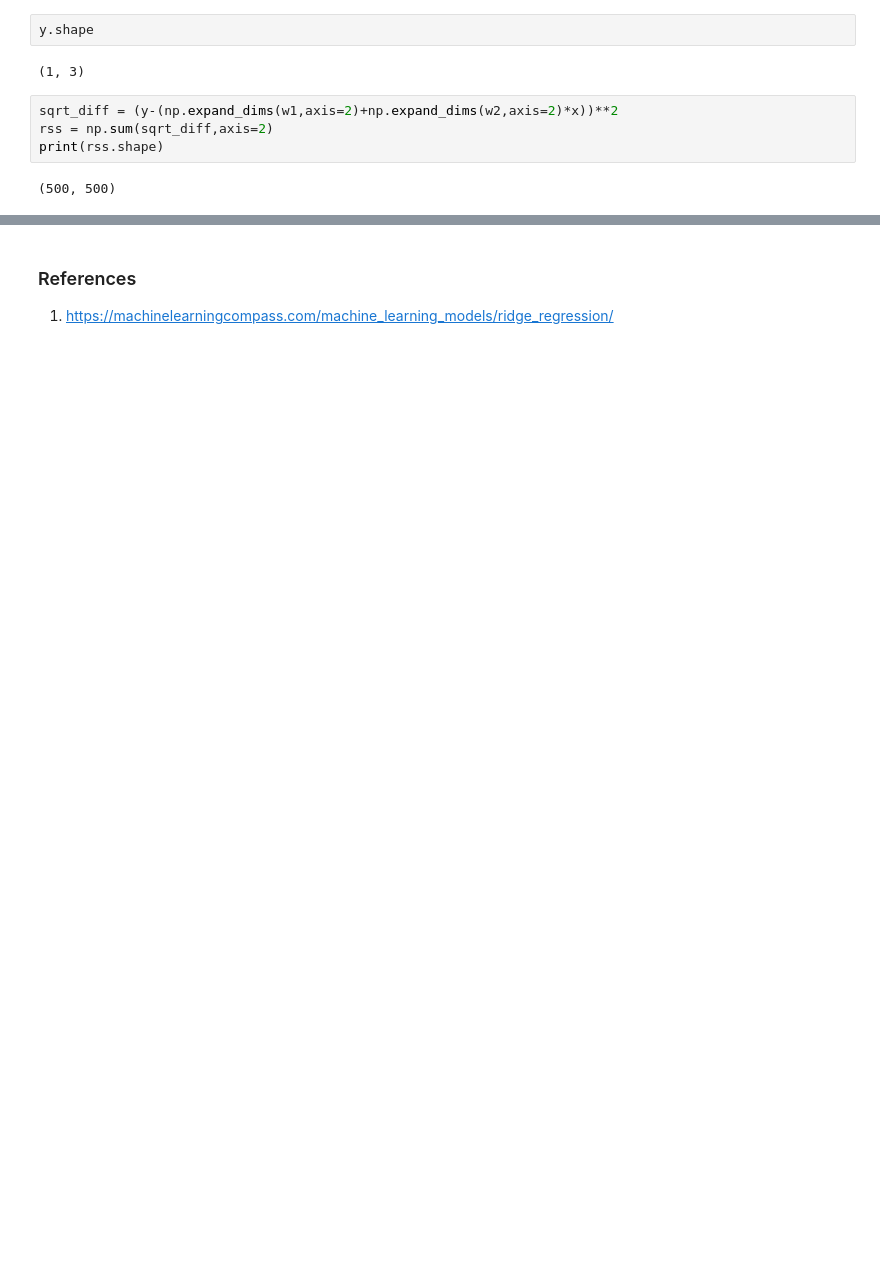
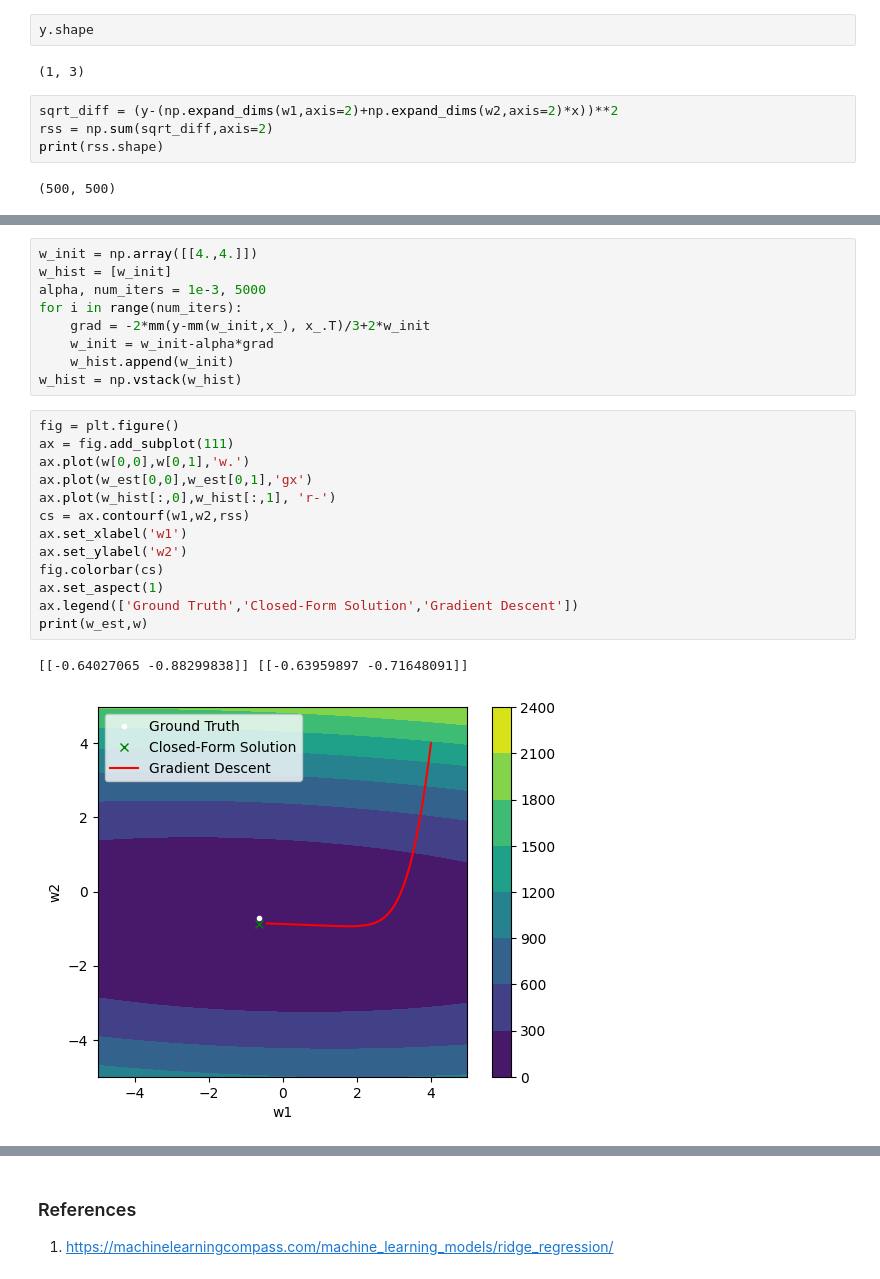
Before and after one commit to zcemycl/mlreading-hub, a Jupyter notebook: notes/ml/Ridge-Regression.ipynb, the cells around one changed output, grey strips where cells are left out. Saved outputs shown, nothing was run; the diff lists cells and outputs as text; blank space fills up the shorter version.

Commit message:
ridge regression with gradient descent

```diff
--- a/notes/ml/Ridge-Regression.ipynb
+++ b/notes/ml/Ridge-Regression.ipynb
@@ -79,0 +108,25 @@ print(w)
+# %%
+w_init = np.array([[4.,4.]])
+w_hist = [w_init]
+alpha, num_iters = 1e-3, 5000
+for i in range(num_iters):
+    grad = -2*mm(y-mm(w_init,x_), x_.T)/3+2*w_init
+    w_init = w_init-alpha*grad
+    w_hist.append(w_init)
+w_hist = np.vstack(w_hist)
+# %%
+fig = plt.figure()
+ax = fig.add_subplot(111)
+ax.plot(w[0,0],w[0,1],'w.')
+ax.plot(w_est[0,0],w_est[0,1],'gx')
+ax.plot(w_hist[:,0],w_hist[:,1], 'r-')
+cs = ax.contourf(w1,w2,rss)
+ax.set_xlabel('w1')
+ax.set_ylabel('w2')
+fig.colorbar(cs)
+ax.set_aspect(1)
+ax.legend(['Ground Truth','Closed-Form Solution','Gradient Descent'])
+print(w_est,w)
+# %% [output]
+[[-0.64027065 -0.88299838]] [[-0.63959897 -0.71648091]]
+[figure, added]
```
Also changed, not shown: parts of 10 cells of this notebook, 1 other file.
